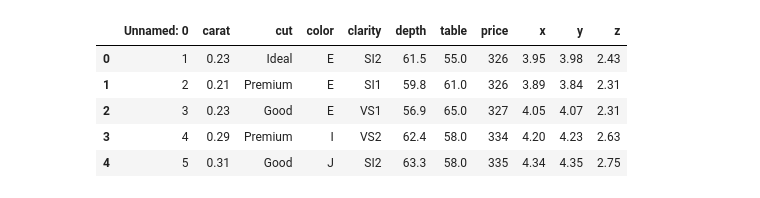
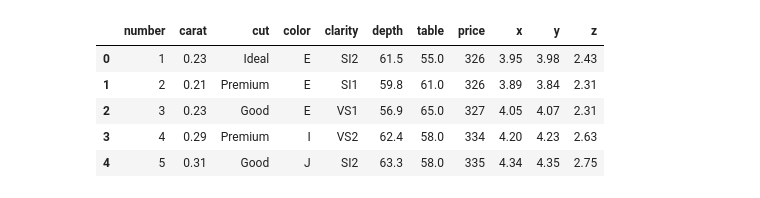
Before and after one commit to zcolley/cs381-MatthewFried, a Jupyter notebook: quiz/quiz1.ipynb, the cells around one changed output. Cells and saved outputs as stored; diff of their text form; code cells hidden in the pictures.

```diff
--- a/quiz/quiz1.ipynb
+++ b/quiz/quiz1.ipynb
@@ -1,19 +13,18 @@
 # %%
 import pandas as pd
 
 df = pd.read_csv(
     'https://raw.githubusercontent.com/zcolley/cs381-MatthewFried/main/quiz/diamonds.csv')
 
-
-
+df.rename(columns={list(df)[0]: 'number'}, inplace=True)
 # df.count()
 # df.dtypes
 # df.describe()
 # first_col = df.iloc[:,0]
 # print(first_col)
 df.head()
 # %% [output]
-|  | Unnamed: 0 | carat | cut | color | clarity | depth | table | price | x | y | z |
+|  | number | carat | cut | color | clarity | depth | table | price | x | y | z |
 | 0 | 1 | 0.23 | Ideal | E | SI2 | 61.5 | 55.0 | 326 | 3.95 | 3.98 | 2.43 |
 | 1 | 2 | 0.21 | Premium | E | SI1 | 59.8 | 61.0 | 326 | 3.89 | 3.84 | 2.31 |
 | 2 | 3 | 0.23 | Good | E | VS1 | 56.9 | 65.0 | 327 | 4.05 | 4.07 | 2.31 |
```
Also changed, not shown: parts of 43 cells of this notebook.
